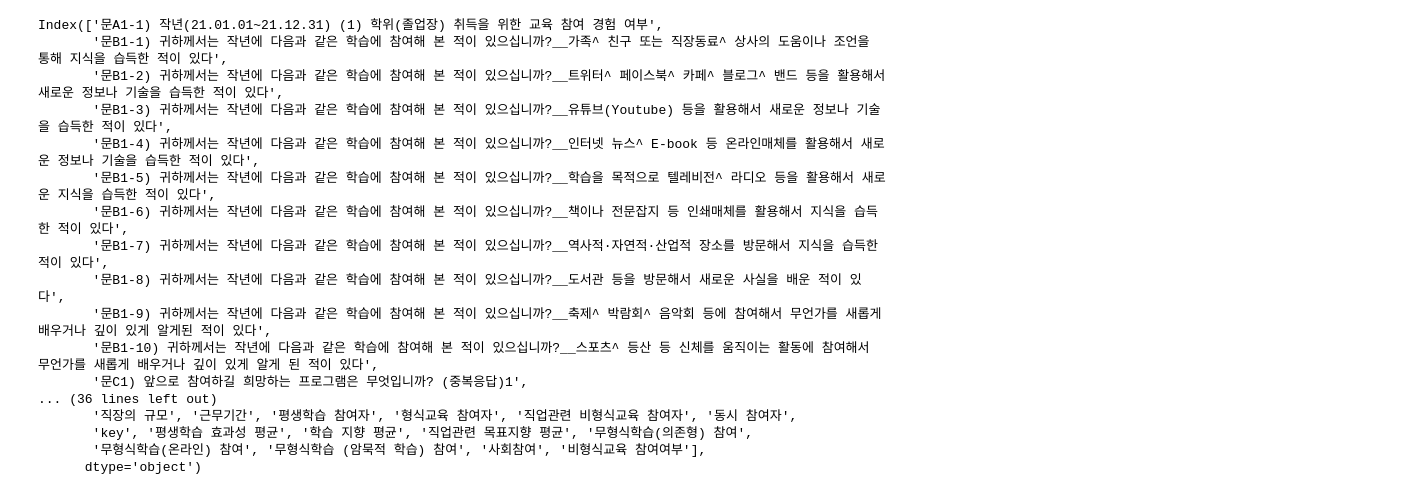
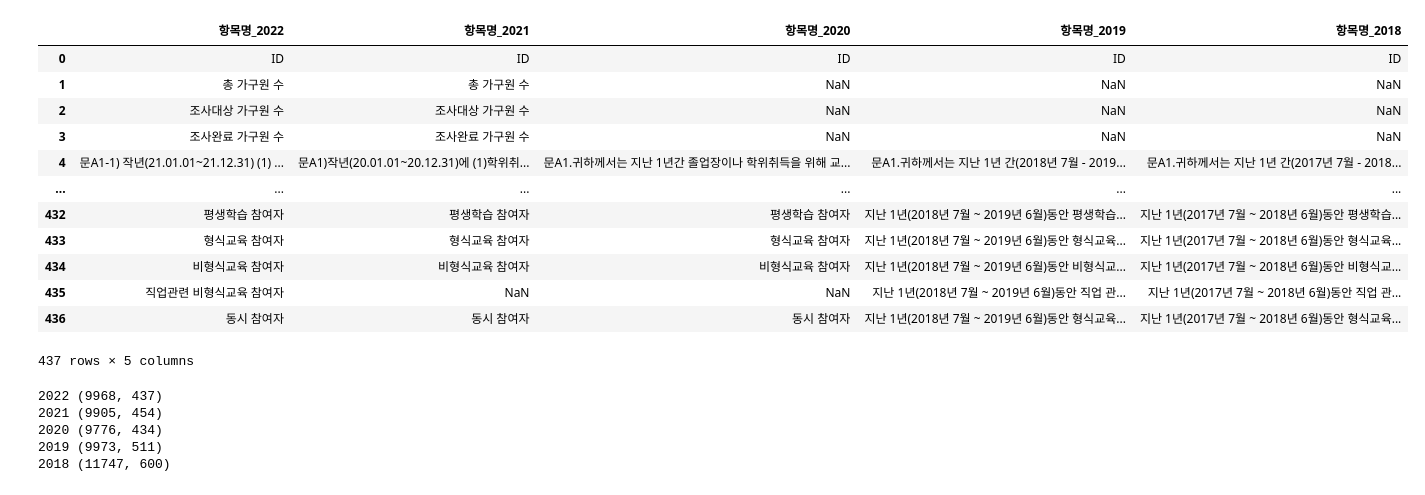
Before and after one commit to thekimk/DEBA-Research, a Jupyter notebook: Project/EducationCompetition/example_Edu 비형식 참여여부 예측_전처리_DIVE.ipynb, the cells around one changed output. Drawn from its saved outputs; the diff is of its cells as text; code cells hidden in the pictures.

```diff
--- a/Project/EducationCompetition/example_Edu 비형식 참여여부 예측_전처리_DIVE.ipynb
+++ b/Project/EducationCompetition/example_Edu 비형식 참여여부 예측_전처리_DIVE.ipynb
@@ -220,20 +49,0 @@ display(df_cleaned)
-# %%
-df_cleaned.columns
-# %% [output]
-Index(['문A1-1) 작년(21.01.01~21.12.31) (1) 학위(졸업장) 취득을 위한 교육 참여 경험 여부',
-       '문B1-1) 귀하께서는 작년에 다음과 같은 학습에 참여해 본 적이 있으십니까?__가족^ 친구 또는 직장동료^ 상사의 도움이나 조언을 통해 지식을 습득한 적이 있다',
-       '문B1-2) 귀하께서는 작년에 다음과 같은 학습에 참여해 본 적이 있으십니까?__트위터^ 페이스북^ 카페^ 블로그^ 밴드 등을 활용해서 새로운 정보나 기술을 습득한 적이 있다',
-       '문B1-3) 귀하께서는 작년에 다음과 같은 학습에 참여해 본 적이 있으십니까?__유튜브(Youtube) 등을 활용해서 새로운 정보나 기술을 습득한 적이 있다',
-       '문B1-4) 귀하께서는 작년에 다음과 같은 학습에 참여해 본 적이 있으십니까?__인터넷 뉴스^ E-book 등 온라인매체를 활용해서 새로운 정보나 기술을 습득한 적이 있다',
-       '문B1-5) 귀하께서는 작년에 다음과 같은 학습에 참여해 본 적이 있으십니까?__학습을 목적으로 텔레비전^ 라디오 등을 활용해서 새로운 지식을 습득한 적이 있다',
-       '문B1-6) 귀하께서는 작년에 다음과 같은 학습에 참여해 본 적이 있으십니까?__책이나 전문잡지 등 인쇄매체를 활용해서 지식을 습득한 적이 있다',
-       '문B1-7) 귀하께서는 작년에 다음과 같은 학습에 참여해 본 적이 있으십니까?__역사적·자연적·산업적 장소를 방문해서 지식을 습득한 적이 있다',
-       '문B1-8) 귀하께서는 작년에 다음과 같은 학습에 참여해 본 적이 있으십니까?__도서관 등을 방문해서 새로운 사실을 배운 적이 있다',
-       '문B1-9) 귀하께서는 작년에 다음과 같은 학습에 참여해 본 적이 있으십니까?__축제^ 박람회^ 음악회 등에 참여해서 무언가를 새롭게 배우거나 깊이 있게 알게된 적이 있다',
-       '문B1-10) 귀하께서는 작년에 다음과 같은 학습에 참여해 본 적이 있으십니까?__스포츠^ 등산 등 신체를 움직이는 활동에 참여해서 무언가를 새롭게 배우거나 깊이 있게 알게 된 적이 있다',
-       '문C1) 앞으로 참여하길 희망하는 프로그램은 무엇입니까? (중복응답)1',
-... (36 lines left out)
-       '직장의 규모', '근무기간', '평생학습 참여자', '형식교육 참여자', '직업관련 비형식교육 참여자', '동시 참여자',
-       'key', '평생학습 효과성 평균', '학습 지향 평균', '직업관련 목표지향 평균', '무형식학습(의존형) 참여',
-       '무형식학습(온라인) 참여', '무형식학습 (암묵적 학습) 참여', '사회참여', '비형식교육 참여여부'],
-      dtype='object')
@@ -253,0 +50,35 @@ selcted_cols = ['평생학습 효과성 평균', '학습 지향 평균', '직업
+# %%
+df_dict = dict()
+df_columns = pd.read_excel(os.path.join('.', 'Data', '평생교육실태조사_코드명통합_수정본.xlsx')).iloc[:,2:]
+df_columns
+# %% [output]
+|  | 항목명_2022 | 항목명_2021 | 항목명_2020 | 항목명_2019 | 항목명_2018 |
+| 0 | ID | ID | ID | ID | ID |
+| 1 | 총 가구원 수 | 총 가구원 수 | NaN | NaN | NaN |
+| 2 | 조사대상 가구원 수 | 조사대상 가구원 수 | NaN | NaN | NaN |
+| 3 | 조사완료 가구원 수 | 조사완료 가구원 수 | NaN | NaN | NaN |
+| 4 | 문A1-1) 작년(21.01.01~21.12.31) (1) ... | 문A1)작년(20.01.01~20.12.31)에 (1)학위취... | 문A1.귀하께서는 지난 1년간 졸업장이나 학위취득을 위해 교... | 문A1.귀하께서는 지난 1년 간(2018년 7월 - 2019... | 문A1.귀하께서는 지난 1년 간(2017년 7월 - 2018... |
+| ... | ... | ... | ... | ... | ... |
+| 432 | 평생학습 참여자 | 평생학습 참여자 | 평생학습 참여자 | 지난 1년(2018년 7월 ~ 2019년 6월)동안 평생학습... | 지난 1년(2017년 7월 ~ 2018년 6월)동안 평생학습... |
+| 433 | 형식교육 참여자 | 형식교육 참여자 | 형식교육 참여자 | 지난 1년(2018년 7월 ~ 2019년 6월)동안 형식교육... | 지난 1년(2017년 7월 ~ 2018년 6월)동안 형식교육... |
+| 434 | 비형식교육 참여자 | 비형식교육 참여자 | 비형식교육 참여자 | 지난 1년(2018년 7월 ~ 2019년 6월)동안 비형식교... | 지난 1년(2017년 7월 ~ 2018년 6월)동안 비형식교... |
+| 435 | 직업관련 비형식교육 참여자 | NaN | NaN | 지난 1년(2018년 7월 ~ 2019년 6월)동안 직업 관... | 지난 1년(2017년 7월 ~ 2018년 6월)동안 직업 관... |
+| 436 | 동시 참여자 | 동시 참여자 | 동시 참여자 | 지난 1년(2018년 7월 ~ 2019년 6월)동안 형식교육... | 지난 1년(2017년 7월 ~ 2018년 6월)동안 형식교육... |
+437 rows × 5 columns
+# %%
+DF_YEAR = [2022, 2021, 2020, 2019, 2018]
+for year in DF_YEAR:
+    folder_location=os.path.join('.', 'data', '{}_총괄_20250320_36011.csv'.format(year))
+    df_dict[year] = pd.read_csv(folder_location, encoding='cp949')
+    print(year, df_dict[year].shape)
+    ## 변수명 DF_YEAR[0]기준으로 동일하게 변경
+    if year != DF_YEAR[0]:
+        df_sub = pd.concat([df_columns[[col for col in df_columns.columns if col.split('_')[1] == str(year)]], df_columns.iloc[:,[0]]], axis=1)
+        df_rename = dict(df_sub[df_sub.iloc[:,1] != 0].dropna().reset_index().iloc[:,1:].values)
+        df_dict[year] = df_dict[year].rename(columns=df_rename)
+# %% [output]
+2022 (9968, 437)
+2021 (9905, 454)
+2020 (9776, 434)
+2019 (9973, 511)
+2018 (11747, 600)
```
Also changed, not shown: parts of 14 cells of this notebook, 1 other file.
